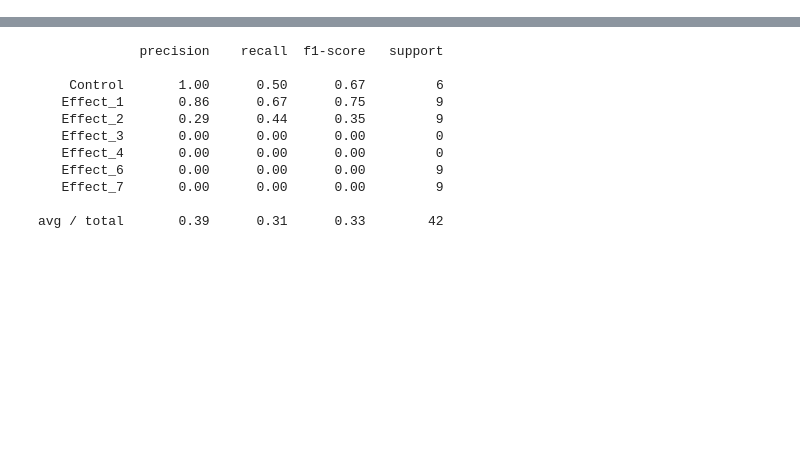
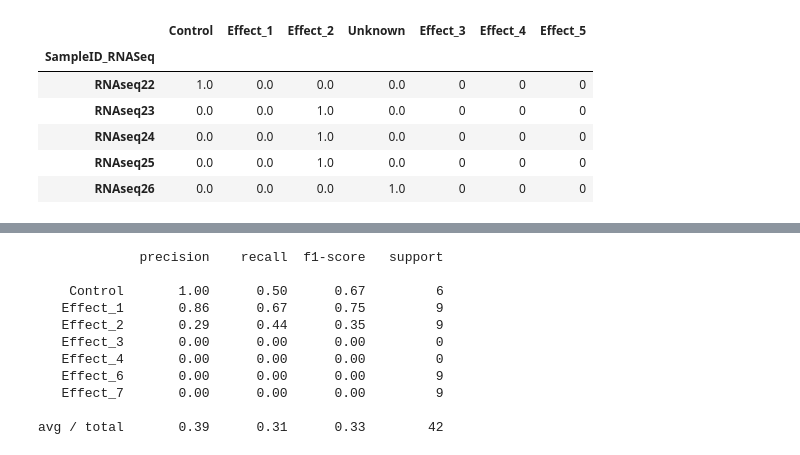
Before and after one commit to mzwiessele/MLPMMarchRetreat2016, a Jupyter notebook: py_notebooks/SVC.ipynb, the cells around one changed output, grey strips where cells are left out. Cells and saved outputs as stored; diff of their text form; code cells hidden in the pictures; blank space fills up the shorter version.

```diff
--- a/py_notebooks/SVC.ipynb
+++ b/py_notebooks/SVC.ipynb
@@ -125,3 +136,4 @@ array([ 1.,  0.])
 # %%
-svc.fit(train_set.T.values, train_labels.values)
+train_set, test_set = get_train_test_set(rnaseq_all_genes, train_idx, test_idx)
+svc.fit(train_set.T.values, train_labels)
 # %% [output]
@@ -133,0 +169,10 @@ prediction = svc.predict(test_set.T)
+# %%
+test_labels_collected.head()
+# %% [output]
+|  | Control | Effect_1 | Effect_2 | Unknown | Effect_3 | Effect_4 | Effect_5 |
+| SampleID_RNASeq |  |  |  |  |  |  |  |
+| RNAseq22 | 1.0 | 0.0 | 0.0 | 0.0 | 0 | 0 | 0 |
+| RNAseq23 | 0.0 | 0.0 | 1.0 | 0.0 | 0 | 0 | 0 |
+| RNAseq24 | 0.0 | 0.0 | 1.0 | 0.0 | 0 | 0 | 0 |
+| RNAseq25 | 0.0 | 0.0 | 1.0 | 0.0 | 0 | 0 | 0 |
+| RNAseq26 | 0.0 | 0.0 | 0.0 | 1.0 | 0 | 0 | 0 |
```
Also changed, not shown: parts of 39 cells of this notebook, 3 other files.
